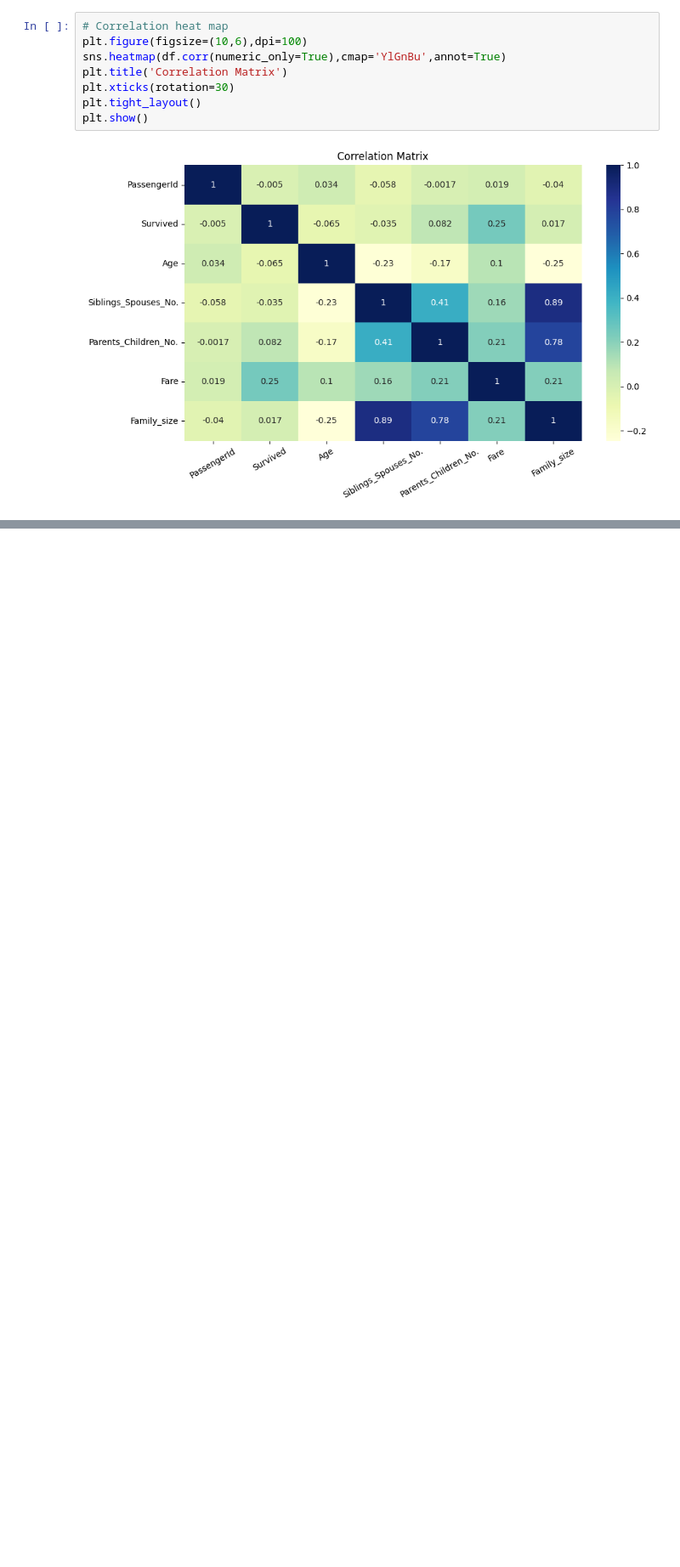
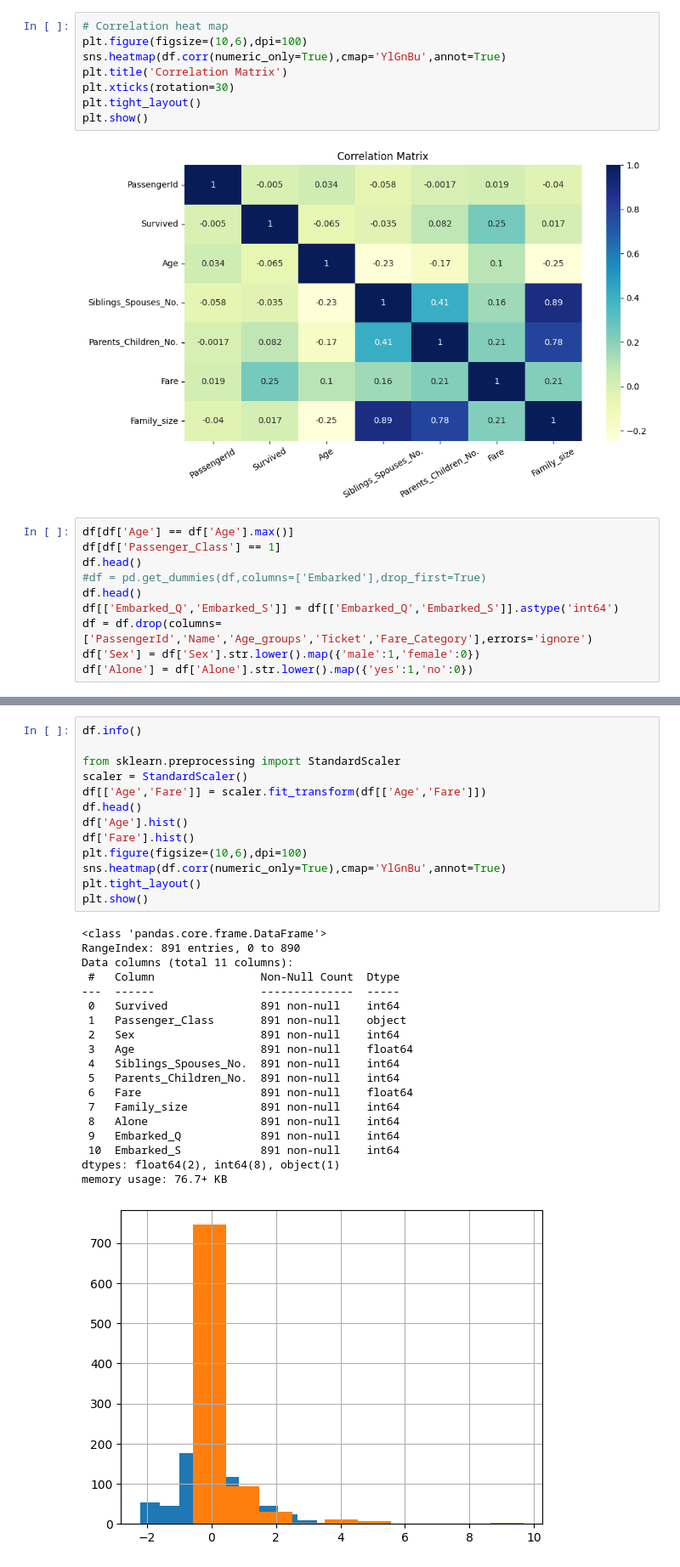
Before and after one commit to Ma7moodAs/Titanic-prediction, a Jupyter notebook: notebooks/Titanic_EDA.ipynb, the cells around one changed output, grey strips where cells are left out. Shown at 85% size. Saved outputs shown, nothing was run; the diff lists cells and outputs as text; blank space fills up the shorter version.

```diff
--- a/notebooks/Titanic_EDA.ipynb
+++ b/notebooks/Titanic_EDA.ipynb
@@ -1163,3 +1192,13 @@ plt.tight_layout()
 plt.show()
 # %% [output]
 [figure]
+# %%
+df[df['Age'] == df['Age'].max()]
+df[df['Passenger_Class'] == 1]
+df.head()
+#df = pd.get_dummies(df,columns=['Embarked'],drop_first=True)
+df.head()
+df[['Embarked_Q','Embarked_S']] = df[['Embarked_Q','Embarked_S']].astype('int64')
+df = df.drop(columns=['PassengerId','Name','Age_groups','Ticket','Fare_Category'],errors='ignore')
+df['Sex'] = df['Sex'].str.lower().map({'male':1,'female':0})
+df['Alone'] = df['Alone'].str.lower().map({'yes':1,'no':0})
@@ -1165,0 +1207,33 @@ plt.show()
+# %%
+df.info()
+
+from sklearn.preprocessing import StandardScaler
+scaler = StandardScaler()
+df[['Age','Fare']] = scaler.fit_transform(df[['Age','Fare']])
+df.head()
+df['Age'].hist()
+df['Fare'].hist()
+plt.figure(figsize=(10,6),dpi=100)
+sns.heatmap(df.corr(numeric_only=True),cmap='YlGnBu',annot=True)
+plt.tight_layout()
+plt.show()
+# %% [output]
+<class 'pandas.core.frame.DataFrame'>
+RangeIndex: 891 entries, 0 to 890
+Data columns (total 11 columns):
+ #   Column                Non-Null Count  Dtype
+---  ------                --------------  -----
+ 0   Survived              891 non-null    int64
+ 1   Passenger_Class       891 non-null    object
+ 2   Sex                   891 non-null    int64
+ 3   Age                   891 non-null    float64
+ 4   Siblings_Spouses_No.  891 non-null    int64
+ 5   Parents_Children_No.  891 non-null    int64
+ 6   Fare                  891 non-null    float64
+ 7   Family_size           891 non-null    int64
+ 8   Alone                 891 non-null    int64
+ 9   Embarked_Q            891 non-null    int64
+ 10  Embarked_S            891 non-null    int64
+dtypes: float64(2), int64(8), object(1)
+memory usage: 76.7+ KB
+[figure, added]
```
Also changed, not shown: parts of 3 cells of this notebook, 6 other files.
